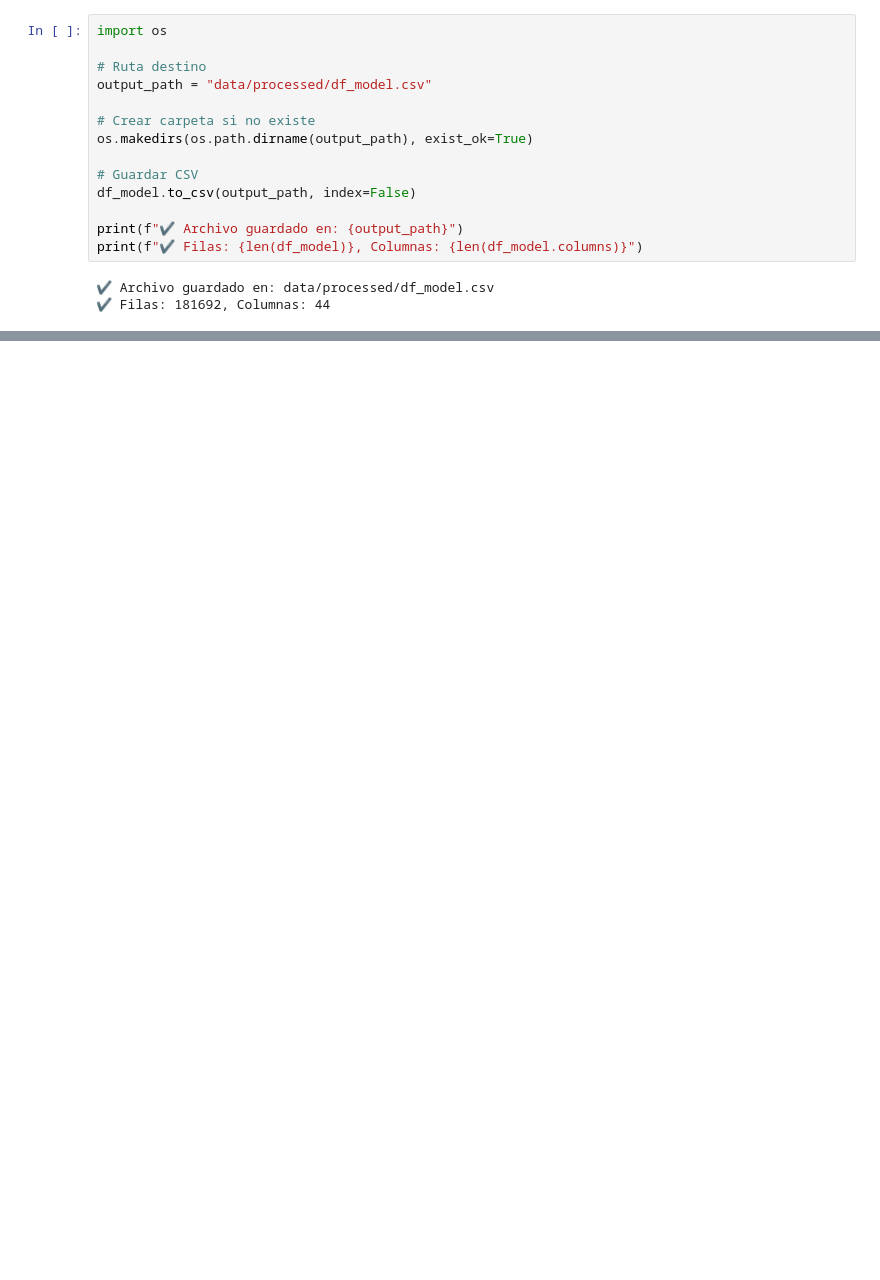
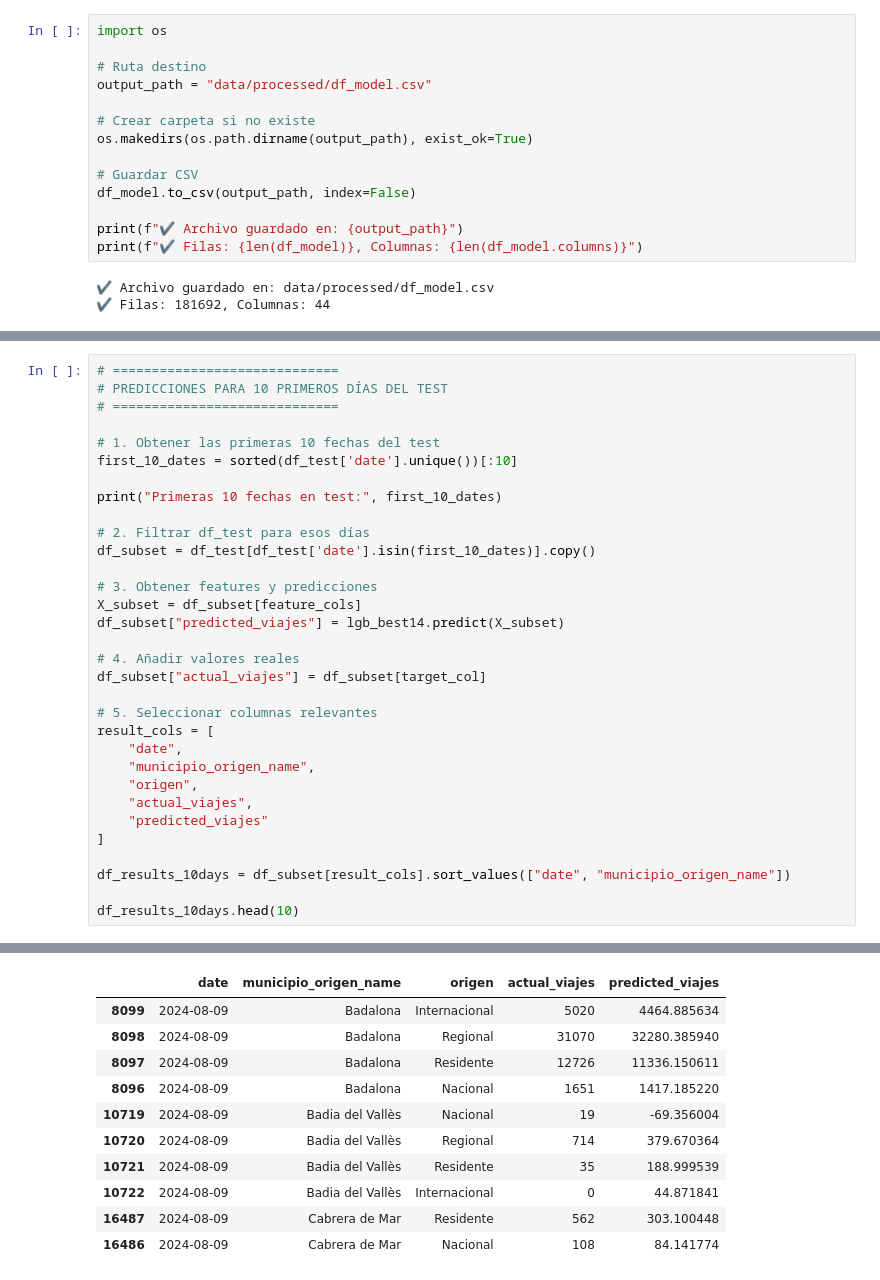
Before and after one commit to noelkei/bcn-mobility-insights-forecast, a Jupyter notebook: eda.ipynb, the cells around one changed output, grey strips where cells are left out. Saved outputs shown, nothing was run; the diff lists cells and outputs as text; blank space fills up the shorter version.

Commit message:
eda.ipynb update for remodelization of prediction

```diff
--- a/eda.ipynb
+++ b/eda.ipynb
@@ -766,0 +1798,33 @@ print(f"✔ Filas: {len(df_model)}, Columnas: {len(df_model.columns)}")
+# %%
+# =============================
+# PREDICCIONES PARA 10 PRIMEROS DÍAS DEL TEST
+# =============================
+
+# 1. Obtener las primeras 10 fechas del test
+first_10_dates = sorted(df_test['date'].unique())[:10]
+
+print("Primeras 10 fechas en test:", first_10_dates)
+
+# 2. Filtrar df_test para esos días
+df_subset = df_test[df_test['date'].isin(first_10_dates)].copy()
+
+# 3. Obtener features y predicciones
+X_subset = df_subset[feature_cols]
+df_subset["predicted_viajes"] = lgb_best14.predict(X_subset)
+
+# 4. Añadir valores reales
+df_subset["actual_viajes"] = df_subset[target_col]
+
+# 5. Seleccionar columnas relevantes
+result_cols = [
+    "date",
+    "municipio_origen_name",
+    "origen",
+    "actual_viajes",
+    "predicted_viajes"
+]
+
+df_results_10days = df_subset[result_cols].sort_values(["date", "municipio_origen_name"])
+
+df_results_10days.head(10)
+# %% [output]
@@ -766,0 +1832,11 @@ print(f"✔ Filas: {len(df_model)}, Columnas: {len(df_model.columns)}")
+|  | date | municipio_origen_name | origen | actual_viajes | predicted_viajes |
+| 8099 | 2024-08-09 | Badalona | Internacional | 5020 | 4464.885634 |
+| 8098 | 2024-08-09 | Badalona | Regional | 31070 | 32280.385940 |
+| 8097 | 2024-08-09 | Badalona | Residente | 12726 | 11336.150611 |
+| 8096 | 2024-08-09 | Badalona | Nacional | 1651 | 1417.185220 |
+| 10719 | 2024-08-09 | Badia del Vallès | Nacional | 19 | -69.356004 |
+| 10720 | 2024-08-09 | Badia del Vallès | Regional | 714 | 379.670364 |
+| 10721 | 2024-08-09 | Badia del Vallès | Residente | 35 | 188.999539 |
+| 10722 | 2024-08-09 | Badia del Vallès | Internacional | 0 | 44.871841 |
+| 16487 | 2024-08-09 | Cabrera de Mar | Residente | 562 | 303.100448 |
+| 16486 | 2024-08-09 | Cabrera de Mar | Nacional | 108 | 84.141774 |
```
Also changed, not shown: parts of 17 cells of this notebook, 4 other files.
